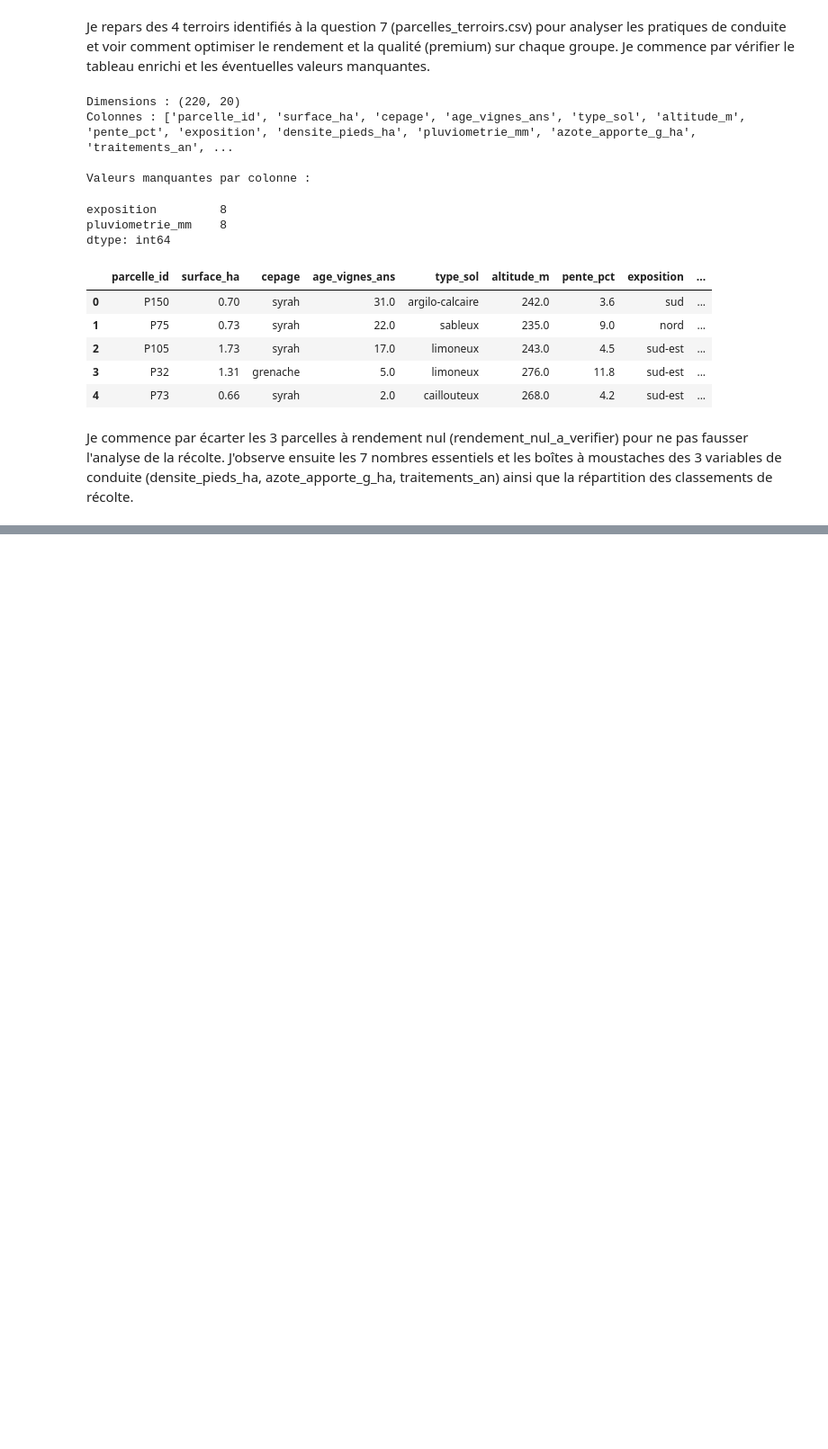
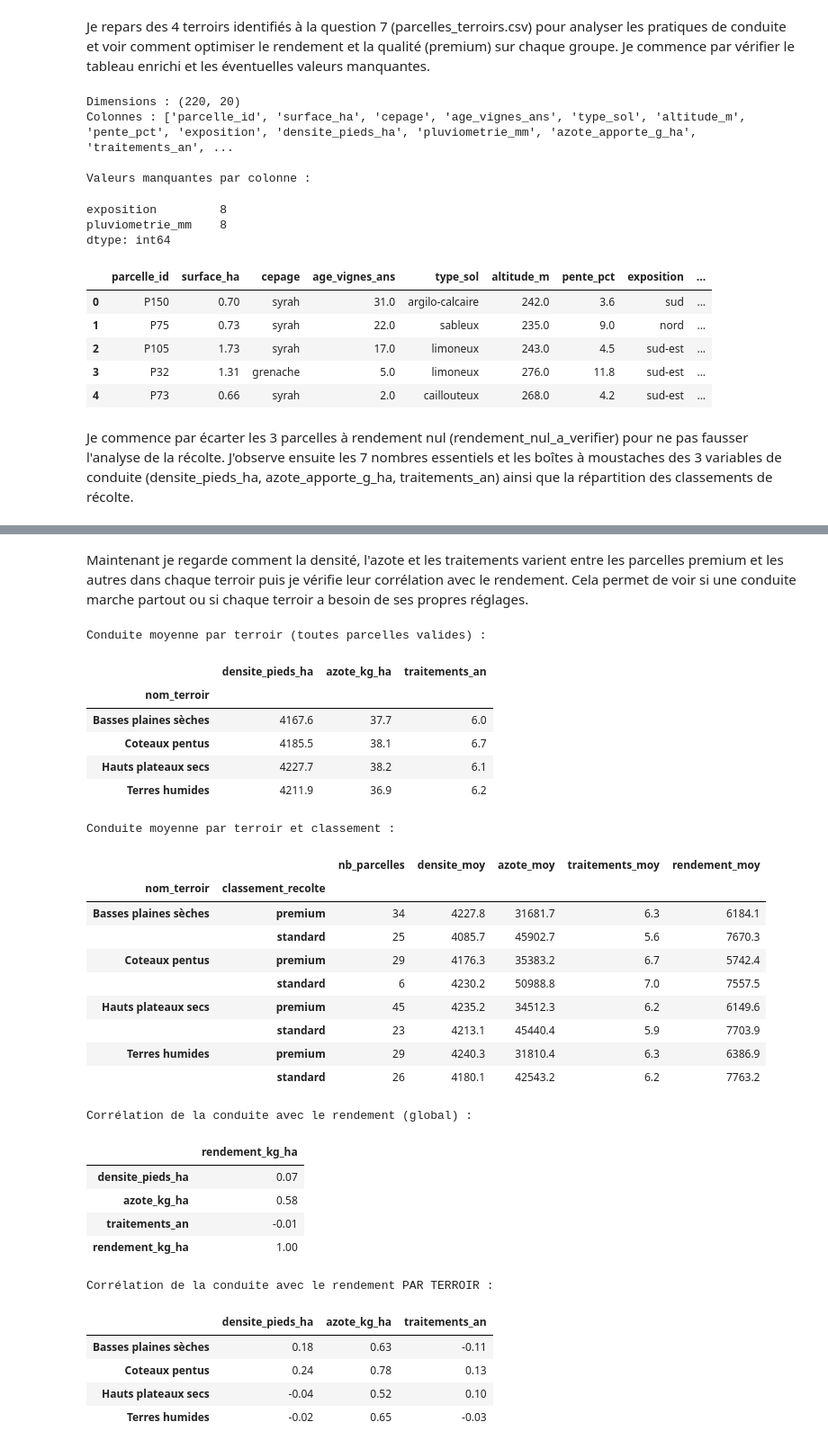
Before and after one commit to mohsine92/projet_datamining, a Jupyter notebook: notebooks/q7_q8_Aymerick.ipynb, the cells around one changed output, grey strips where cells are left out. Shown at 90% size. Saved outputs shown, nothing was run; the diff lists cells and outputs as text; code cells hidden in the pictures; blank space fills up the shorter version.

```diff
--- a/notebooks/q7_q8_Aymerick.ipynb
+++ b/notebooks/q7_q8_Aymerick.ipynb
@@ -439,0 +430,55 @@ Indicateurs des variables de conduite et du rendement :
+# %% [markdown]
+Maintenant je regarde comment la densité, l'azote et les traitements varient entre les parcelles premium et les autres dans chaque terroir puis je vérifie leur corrélation avec le rendement. Cela permet de voir si une conduite marche partout ou si chaque terroir a besoin de ses propres réglages.
+# %%
+print("Conduite moyenne par terroir (toutes parcelles valides) :")
+display(df_q8.groupby("nom_terroir")[cols_conduite].mean().round(1))
+
+print("Conduite moyenne par terroir et classement :")
+comp = df_q8.groupby(["nom_terroir", "classement_recolte"]).agg(
+    nb_parcelles=("parcelle_id", "count"),
+    densite_moy=("densite_pieds_ha", "mean"),
+    azote_moy=("azote_apporte_g_ha", "mean"),
+    traitements_moy=("traitements_an", "mean"),
+    rendement_moy=("rendement_kg_ha", "mean")
+).round(1)
+display(comp)
+
+print("Corrélation de la conduite avec le rendement (global) :")
+display(df_q8[cols_conduite + ["rendement_kg_ha"]].corr()[["rendement_kg_ha"]].round(2))
+
+print("Corrélation de la conduite avec le rendement PAR TERROIR :")
+corr_terroir = {}
+for t, groupe in df_q8.groupby("nom_terroir"):
+    corr_terroir[t] = groupe[cols_conduite].corrwith(groupe["rendement_kg_ha"]).round(2)
+display(pd.DataFrame(corr_terroir).T)
+# %% [output]
+Conduite moyenne par terroir (toutes parcelles valides) :
+|  | densite_pieds_ha | azote_kg_ha | traitements_an |
+| nom_terroir |  |  |  |
+| Basses plaines sèches | 4167.6 | 37.7 | 6.0 |
+| Coteaux pentus | 4185.5 | 38.1 | 6.7 |
+| Hauts plateaux secs | 4227.7 | 38.2 | 6.1 |
+| Terres humides | 4211.9 | 36.9 | 6.2 |
+Conduite moyenne par terroir et classement :
+|  |  | nb_parcelles | densite_moy | azote_moy | traitements_moy | rendement_moy |
+| nom_terroir | classement_recolte |  |  |  |  |  |
+| Basses plaines sèches | premium | 34 | 4227.8 | 31681.7 | 6.3 | 6184.1 |
+|  | standard | 25 | 4085.7 | 45902.7 | 5.6 | 7670.3 |
+| Coteaux pentus | premium | 29 | 4176.3 | 35383.2 | 6.7 | 5742.4 |
+|  | standard | 6 | 4230.2 | 50988.8 | 7.0 | 7557.5 |
+| Hauts plateaux secs | premium | 45 | 4235.2 | 34512.3 | 6.2 | 6149.6 |
+|  | standard | 23 | 4213.1 | 45440.4 | 5.9 | 7703.9 |
+| Terres humides | premium | 29 | 4240.3 | 31810.4 | 6.3 | 6386.9 |
+|  | standard | 26 | 4180.1 | 42543.2 | 6.2 | 7763.2 |
+Corrélation de la conduite avec le rendement (global) :
+|  | rendement_kg_ha |
+| densite_pieds_ha | 0.07 |
+| azote_kg_ha | 0.58 |
+| traitements_an | -0.01 |
+| rendement_kg_ha | 1.00 |
+Corrélation de la conduite avec le rendement PAR TERROIR :
+|  | densite_pieds_ha | azote_kg_ha | traitements_an |
+| Basses plaines sèches | 0.18 | 0.63 | -0.11 |
+| Coteaux pentus | 0.24 | 0.78 | 0.13 |
+| Hauts plateaux secs | -0.04 | 0.52 | 0.10 |
+| Terres humides | -0.02 | 0.65 | -0.03 |
```
Also changed, not shown: parts of 13 cells of this notebook, 1 other file.
